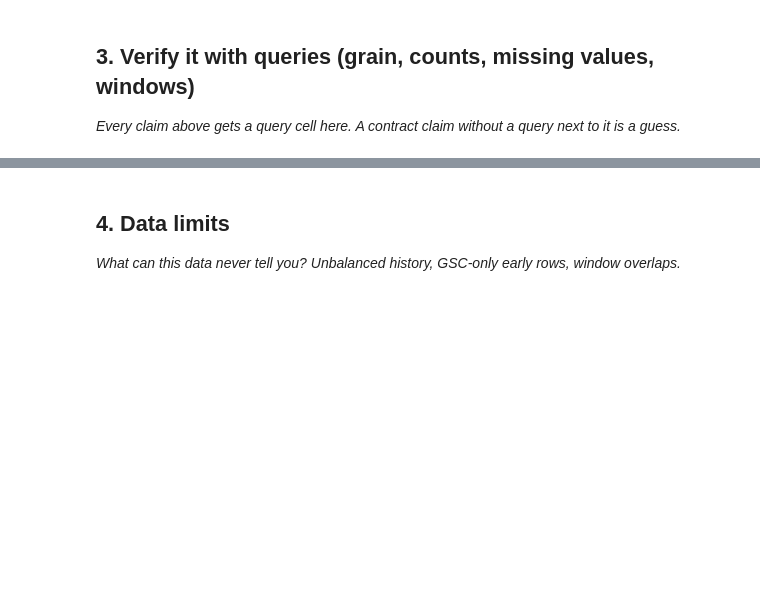
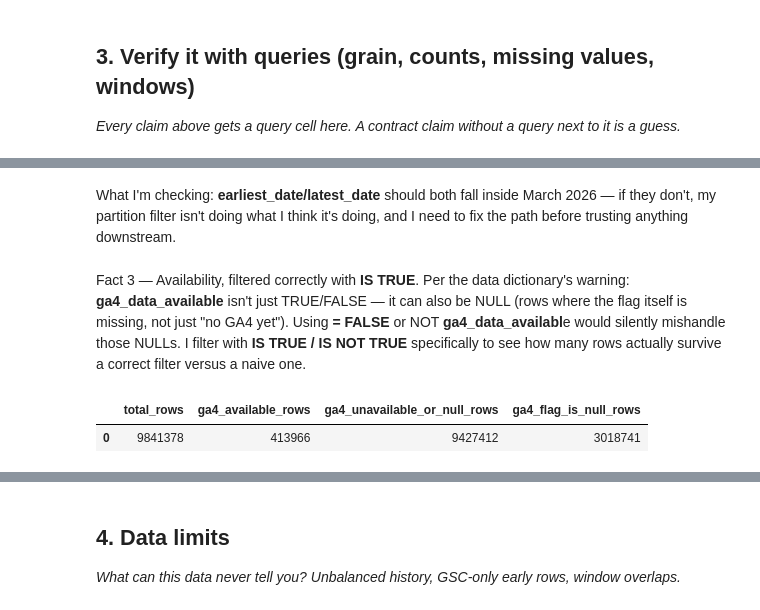
Before and after one commit to madaraf/Flyrank-intership-machine_learning, a Jupyter notebook: work/notebooks/w03_data_contract.ipynb, the cells around one changed output, grey strips where cells are left out. Saved outputs shown, nothing was run; the diff lists cells and outputs as text; code cells hidden in the pictures; blank space fills up the shorter version.

```diff
--- a/work/notebooks/w03_data_contract.ipynb
+++ b/work/notebooks/w03_data_contract.ipynb
@@ -29,0 +138,18 @@ This skeleton is yours to fill. Work the sections **in order** — each one has
+# %% [markdown]
+What I'm checking: **earliest_date/latest_date** should both fall inside March 2026 — if they don't, my partition filter isn't doing what I think it's doing, and I need to fix the path before trusting anything downstream.
+# %% [markdown]
+Fact 3 — Availability, filtered correctly with **IS TRUE**. Per the data dictionary's warning: **ga4_data_available** isn't just TRUE/FALSE — it can also be NULL (rows where the flag itself is missing, not just "no GA4 yet"). Using **= FALSE** or NOT **ga4_data_availabl**e would silently mishandle those NULLs. I filter with **IS TRUE / IS NOT TRUE** specifically to see how many rows actually survive a correct filter versus a naive one.
+# %%
+availability_check = con.sql(f"""
+    SELECT
+        COUNT(*) AS total_rows,
+        COUNT(*) FILTER (WHERE ga4_data_available IS TRUE)     AS ga4_available_rows,
+        COUNT(*) FILTER (WHERE ga4_data_available IS NOT TRUE) AS ga4_unavailable_or_null_rows,
+        COUNT(*) FILTER (WHERE ga4_data_available IS NULL)     AS ga4_flag_is_null_rows
+    FROM {MONTH}
+""").df()
+
+availability_check
+# %% [output]
+|  | total_rows | ga4_available_rows | ga4_unavailable_or_null_rows | ga4_flag_is_null_rows |
+| 0 | 9841378 | 413966 | 9427412 | 3018741 |
```
Also changed, not shown: parts of 19 cells of this notebook.
